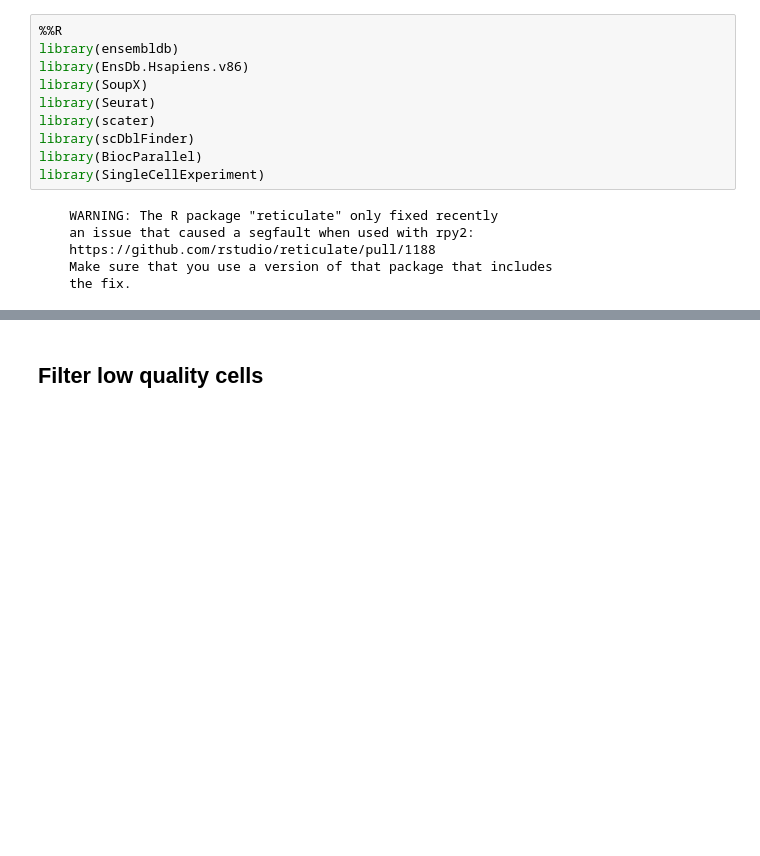
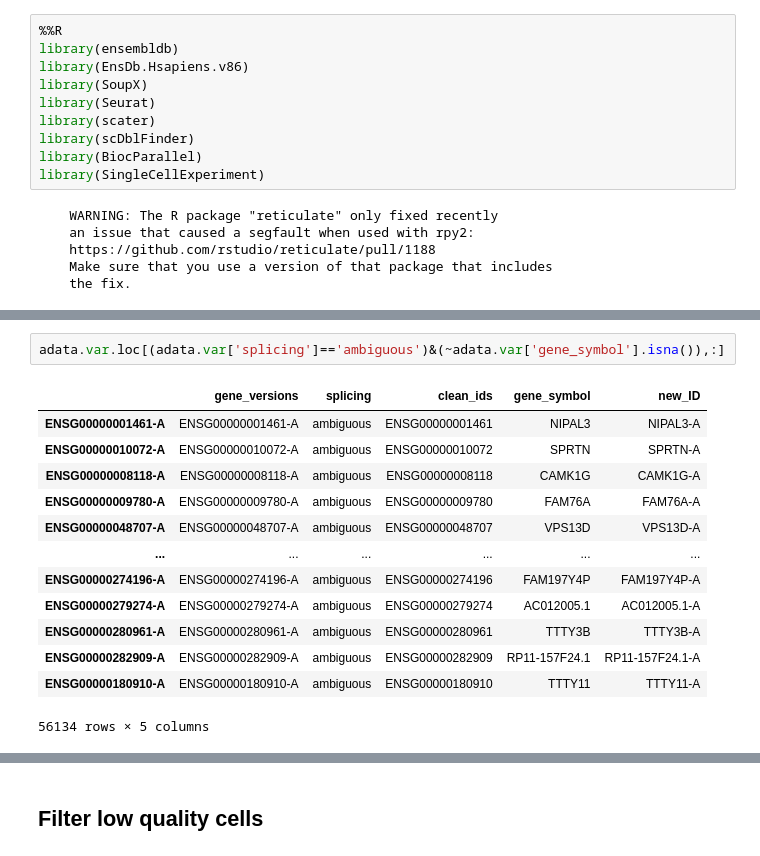
Before and after one commit to PhilipPeffer/scRNA-seq-analysis, a Jupyter notebook: preprocessing_visualization/quality_control/quality_control.ipynb, the cells around one changed output, grey strips where cells are left out. Cells and saved outputs as stored; diff of their text form; blank space fills up the shorter version.

```diff
--- a/preprocessing_visualization/quality_control/quality_control.ipynb
+++ b/preprocessing_visualization/quality_control/quality_control.ipynb
@@ -154,0 +150,16 @@ AnnData object with n_obs × n_vars = 5306 × 56134
+# %%
+adata.var.loc[(adata.var['splicing']=='ambiguous')&(~adata.var['gene_symbol'].isna()),:]
+# %% [output]
+|  | gene_versions | splicing | clean_ids | gene_symbol | new_ID |
+| ENSG00000001461-A | ENSG00000001461-A | ambiguous | ENSG00000001461 | NIPAL3 | NIPAL3-A |
+| ENSG00000010072-A | ENSG00000010072-A | ambiguous | ENSG00000010072 | SPRTN | SPRTN-A |
+| ENSG00000008118-A | ENSG00000008118-A | ambiguous | ENSG00000008118 | CAMK1G | CAMK1G-A |
+| ENSG00000009780-A | ENSG00000009780-A | ambiguous | ENSG00000009780 | FAM76A | FAM76A-A |
+| ENSG00000048707-A | ENSG00000048707-A | ambiguous | ENSG00000048707 | VPS13D | VPS13D-A |
+| ... | ... | ... | ... | ... | ... |
+| ENSG00000274196-A | ENSG00000274196-A | ambiguous | ENSG00000274196 | FAM197Y4P | FAM197Y4P-A |
+| ENSG00000279274-A | ENSG00000279274-A | ambiguous | ENSG00000279274 | AC012005.1 | AC012005.1-A |
+| ENSG00000280961-A | ENSG00000280961-A | ambiguous | ENSG00000280961 | TTTY3B | TTTY3B-A |
+| ENSG00000282909-A | ENSG00000282909-A | ambiguous | ENSG00000282909 | RP11-157F24.1 | RP11-157F24.1-A |
+| ENSG00000180910-A | ENSG00000180910-A | ambiguous | ENSG00000180910 | TTTY11 | TTTY11-A |
+56134 rows × 5 columns
```
Also changed, not shown: parts of 22 cells of this notebook, 2 other files.
